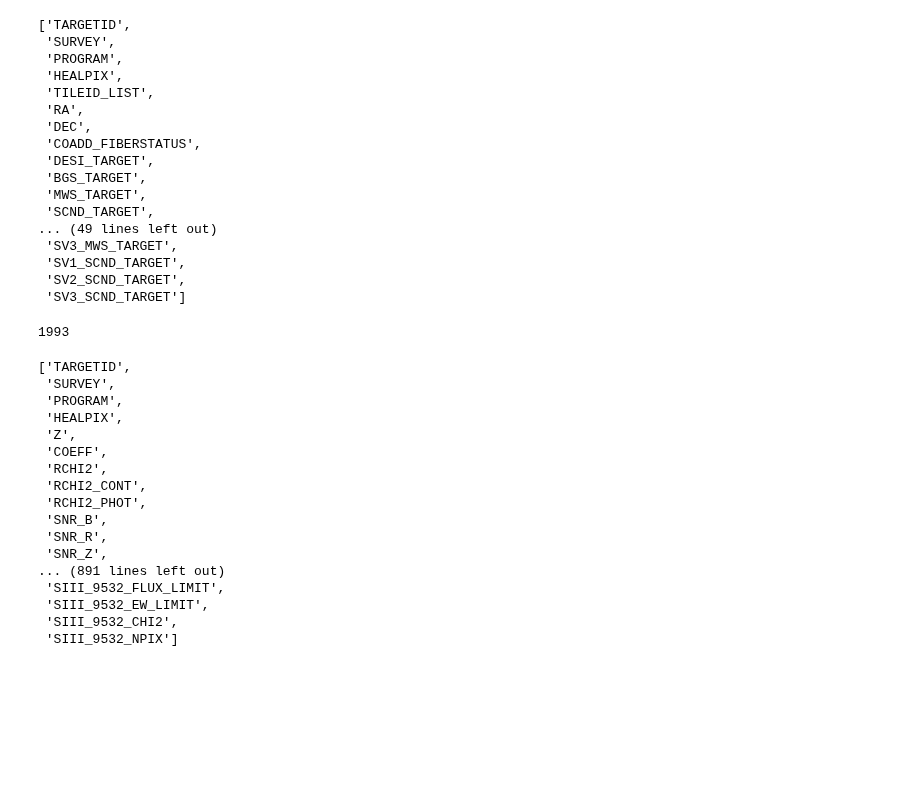
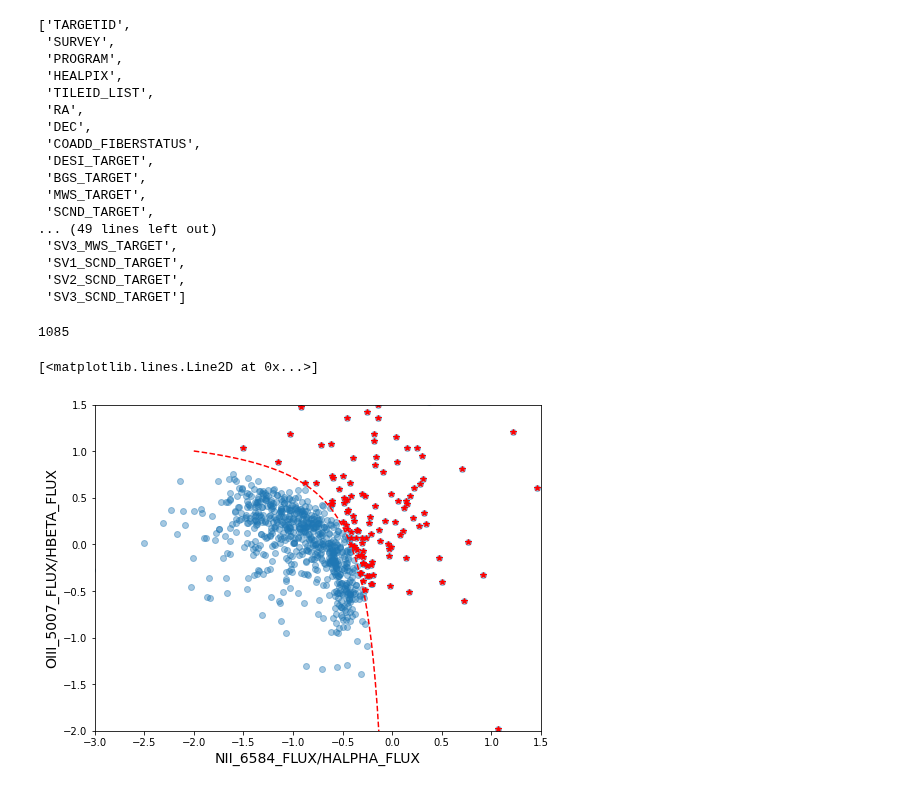
Before and after one commit to rfinn/havirgo, a Jupyter notebook: notebooks/desi_spectra.ipynb, the cells around one changed output. Saved outputs shown, nothing was run; the diff lists cells and outputs as text; code cells hidden in the pictures; blank space fills up the shorter version.

Commit message:
working with Becky's halpha data

```diff
--- a/notebooks/desi_spectra.ipynb
+++ b/notebooks/desi_spectra.ipynb
@@ -51,10 +51,15 @@ decmax = 75
 zmin = 500./3e5
 zmax = 3500./3e5
 
-keepflag = (fmeta['RA'] > ramin) & (fmeta['RA'] < ramax) & (fmeta['DEC'] >decmin) & (fmeta['DEC'] < decmax) & (fmeta['Z'] > zmin) & (fmeta['Z'] < zmax)
+raflag = (fmeta['RA'] > ramin) & (fmeta['RA'] < ramax)
+decflag = (fmeta['DEC'] >decmin) & (fmeta['DEC'] < decmax)
+zflag = (fmeta['Z'] > zmin) & (fmeta['Z'] < zmax)
+specflag = fmeta['SPECTYPE'] == 'GALAXY'
+zwarnflag = fmeta['ZWARN'] == 0
+keepflag =  raflag & decflag & zflag & specflag & zwarnflag
 print(f"{np.sum(keepflag)}")
 # %% [output]
-1993
+1085
 # %%
 outfile = os.path.join(homedir,'research/DESI/fastspecfit-fuji-v3.2/fastspec-fuji-fastspec-virgo.fits')
 fspec[keepflag].write(outfile,format='fits',overwrite=True)
@@ -64,28 +69,38 @@ outfile = os.path.join(homedir,'research/DESI/fastspecfit-fuji-v3.2/fastspec-fuj
 fmeta[keepflag].write(outfile,format='fits',overwrite=True)
 # %%
 infile = os.path.join(homedir,'research/DESI/fastspecfit-fuji-v3.2/fastspec-fuji-fastspec-virgo.fits')
-vfspec = Table.read(infile)
+vspec = Table.read(infile)
 
 
 infile = os.path.join(homedir,'research/DESI/fastspecfit-fuji-v3.2/fastspec-fuji-meta-virgo.fits')
 vmeta = Table.read(infile)
+# %%
+
+# BPT diagram
+plt.figure(figsize=(8,6))
+x = np.log10(vfspec['NII_6584_FLUX']/vfspec['HALPHA_FLUX'])
+
+y = np.log10(vfspec['OIII_5007_FLUX']/vfspec['HBETA_FLUX'])
+
+plt.scatter(x,y,alpha=.4)
+plt.ylim(-2,1.5)
+plt.xlim(-3,1.5)
+plt.xlabel("NII_6584_FLUX/HALPHA_FLUX",fontsize=14)
+plt.ylabel("OIII_5007_FLUX/HBETA_FLUX",fontsize=14)
+
+
+xline = np.linspace(-2,-.01,100)
+yline = .61/(xline-.05)+1.3
+
+plt.plot(xline,yline,'r--')
+
+ycut = .61/(x-.05)+1.3
+agnflag =  (y > ycut) | (x > 0)
+
+plt.plot(x[agnflag],y[agnflag],'r*')
+#self.AGNKAUFF= (np.log10(self.cat['O3FLUX']/self.cat['HBFLUX']) > (.61/(np.log10(self.cat['N2FLUX']/self.cat['HAFLUX']-.05))+1.3)) | (np.log10(self.cat['N2FLUX']/self.cat['HAFLUX']) > 0.)
+# %% [output]
+[<matplotlib.lines.Line2D at 0x...>]
+[figure, added]
 # %%
 vfspec.colnames
-# %% [output]
-['TARGETID',
- 'SURVEY',
- 'PROGRAM',
- 'HEALPIX',
- 'Z',
- 'COEFF',
- 'RCHI2',
- 'RCHI2_CONT',
- 'RCHI2_PHOT',
- 'SNR_B',
- 'SNR_R',
- 'SNR_Z',
-... (891 lines left out)
- 'SIII_9532_FLUX_LIMIT',
- 'SIII_9532_EW_LIMIT',
- 'SIII_9532_CHI2',
- 'SIII_9532_NPIX']
```
Also changed, not shown: parts of 13 cells of this notebook, 3 other files.
